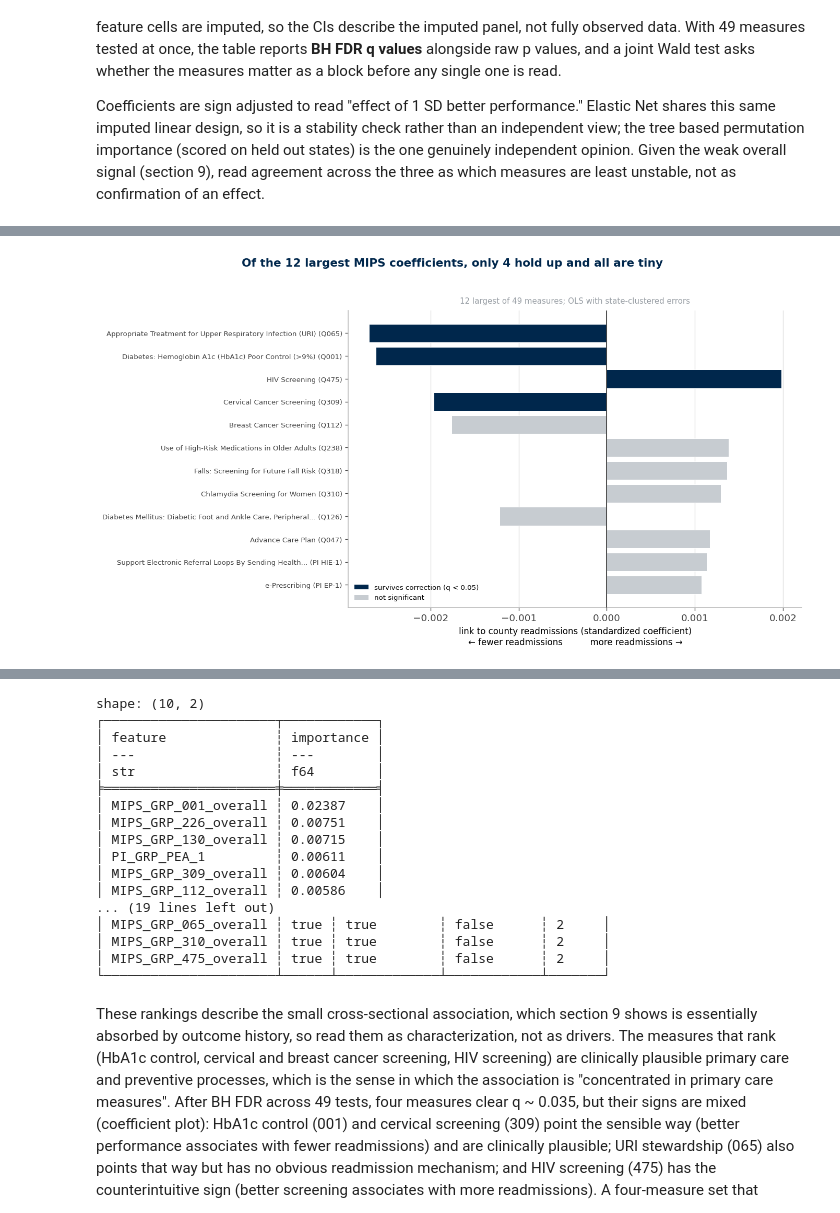
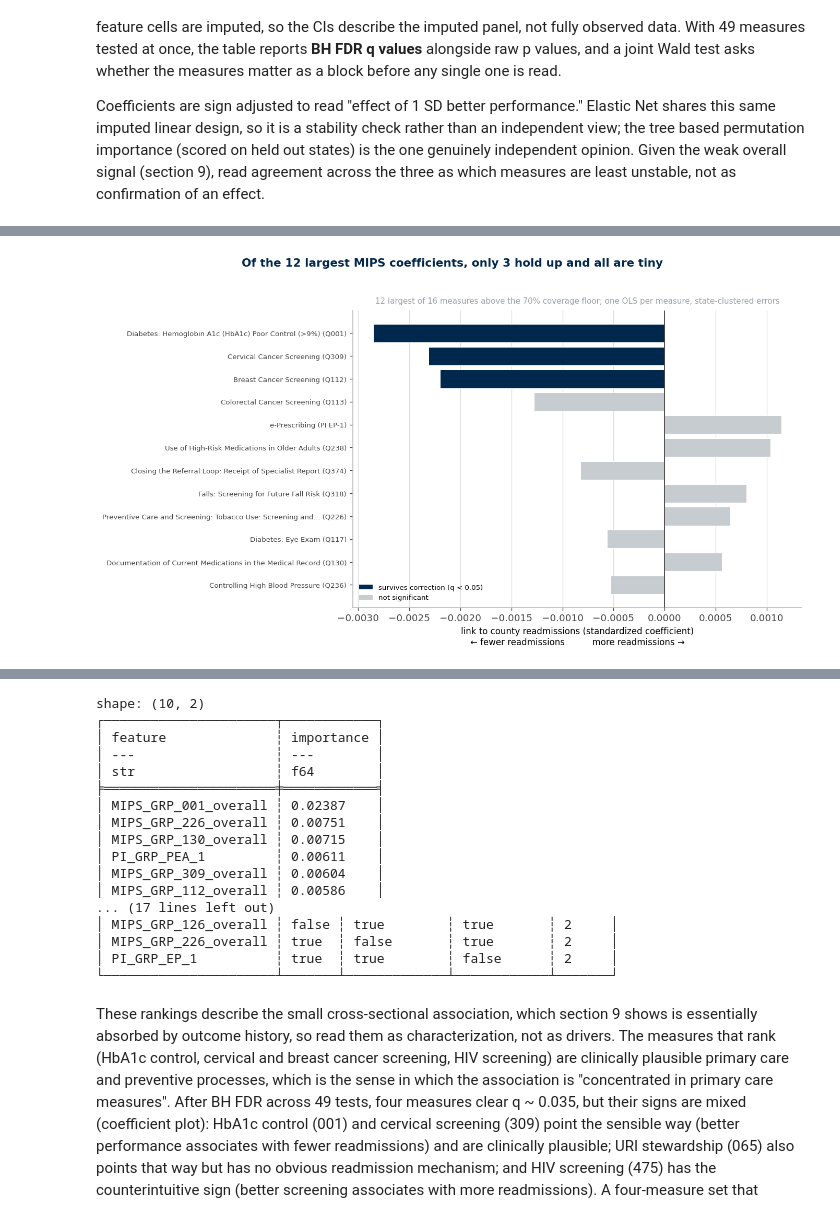
Before and after one commit to memckay/mads-capstone, a Jupyter notebook: notebooks/04_supervised_learning.ipynb, the cells around one changed output, grey strips where cells are left out. Saved outputs shown, nothing was run; the diff lists cells and outputs as text; code cells hidden in the pictures.

```diff
--- a/notebooks/04_supervised_learning.ipynb
+++ b/notebooks/04_supervised_learning.ipynb
@@ -895,31 +897,60 @@ ols_ctrl = sm.OLS(y, sm.add_constant(Z_ctrl)).fit(cov_type="cluster", cov_kwds={
 ols_full = sm.OLS(y, sm.add_constant(Z_full)).fit(cov_type="cluster", cov_kwds={"groups": cluster_groups})
 print(f"OLS in-sample R2 (not comparable to CV scores): controls={ols_ctrl.rsquared:.4f}  controls+MIPS={ols_full.rsquared:.4f}")
 
-# Joint block test: do the MIPS measures matter at all, before reading any single one
-param_names = list(ols_full.params.index)
-R = np.zeros((len(final_measures), len(param_names)))
-for r_i, m in enumerate(final_measures):
-    R[r_i, param_names.index(m)] = 1.0
-wald = ols_full.wald_test(R, use_f=True, scalar=True)
-print(f"joint Wald test, all {len(final_measures)} measures = 0: F={wald.statistic:.2f}, p={wald.pvalue:.2e}")
-
+# Per-measure inference is NOT read off ols_full. That model carries one parameter
+# per measure plus controls, which exceeds the number of state clusters, and a
+# cluster-robust covariance has rank at most G (the cluster count). Above that
+# threshold its standard errors are biased downward and a joint Wald test across
+# all measures is uninterpretable, so neither is reported.
+#
+# Each measure is instead tested in its own model: the same controls plus that one
+# measure, well under the 51-cluster ceiling. BH-FDR then corrects across the tests.
 from statsmodels.stats.multitest import multipletests
 
-ci = ols_full.conf_int()
-coef_tbl = (
-    pl.DataFrame({
-        "feature": list(ols_full.params.index),
-        "coef": list(ols_full.params.values),
-        "ci_low": list(ci[0].values),
-        "ci_high": list(ci[1].values),
-        "p": list(ols_full.pvalues.values),
+CTRL_FEATS = FEATURE_SETS["controls_only"]
+n_clusters = len(np.unique(cluster_groups))
+print(f"cluster-robust identification: per-measure model has {len(CTRL_FEATS) + 2} parameters "
+      f"vs {n_clusters} state clusters (the all-measures model had {len(ols_full.params)}, "
+      f"above the rank ceiling, so it is used only for the R2 reference above)")
+
+rows = []
+for m in final_measures:
+    Zm = standardized_design(X_all, CTRL_FEATS + [m], flip=flip_sign)
+    fit_m = sm.OLS(y, sm.add_constant(Zm)).fit(
+        cov_type="cluster", cov_kwds={"groups": cluster_groups})
+    ci_m = fit_m.conf_int()
+    rows.append({
+        "feature": m,
+        "coef": float(fit_m.params[m]),
+        "ci_low": float(ci_m[0][m]),
+        "ci_high": float(ci_m[1][m]),
+        "p": float(fit_m.pvalues[m]),
+        "pct_imputed": round(float(X_all[m].isna().mean()) * 100, 1),
     })
-    .filter(pl.col("feature").is_in(final_measures))
+
+# Coverage floor. A measure reported by few groups is mostly median-imputed, and
+# imputing then treating the fill as observed collapses that column's variance, which
+# shrinks its standard error and manufactures significance. Coverage depends only on
+# who reported, never on the outcome, so screening on it before testing is a data
+# quality rule rather than selection on results.
+COVERAGE_FLOOR = 70.0   # percent of counties carrying a genuine reported value
+
+full_tbl = (
+    pl.DataFrame(rows)
+    .with_columns(pct_observed=(100.0 - pl.col("pct_imputed")).round(1))
     .sort(pl.col("coef").abs(), descending=True)
 )
-# Multiplicity: 49 tests at once, so read q (BH-FDR), not raw p
+coef_tbl = full_tbl.filter(pl.col("pct_observed") >= COVERAGE_FLOOR)
+print(f"coverage floor {COVERAGE_FLOOR:.0f}%: {coef_tbl.height} of {full_tbl.height} measures eligible "
+      f"({full_tbl.height - coef_tbl.height} excluded as mostly imputed)")
+
+# Multiplicity: one test per eligible measure, so read q (BH-FDR), not raw p
 q = multipletests(coef_tbl["p"].to_numpy(), method="fdr_bh")[1]
 coef_tbl = coef_tbl.with_columns(q=pl.Series(q))
+print(f"{int((coef_tbl['q'] < 0.05).sum())} of {coef_tbl.height} eligible measures survive BH-FDR at q < 0.05")
+
+# Full table including the excluded measures, so the screen is auditable
+full_tbl.write_csv(DATA / "interim" / "coef_table_2023_all_measures.csv")
 with pl.Config(tbl_rows=12, float_precision=4):
     print(coef_tbl.head(12))
 
@@ -964,7 +995,7 @@ ax.axvline(0, color="#333333", linewidth=1, zorder=4)
 ax.set_yticks(ypos, ylabels, fontsize=8)
 ax.set_xlabel("link to county readmissions (standardized coefficient)\n"
               "← fewer readmissions          more readmissions →", fontsize=10)
-ax.set_title(f"{top.height} largest of {len(final_measures)} measures; OLS with state-clustered errors",
+ax.set_title(f"{top.height} largest of {coef_tbl.height} measures above the {COVERAGE_FLOOR:.0f}% coverage floor; one OLS per measure, state-clustered errors",
              fontsize=9, fontweight="normal", color=GRAY, pad=8)
 fig.suptitle(f"Of the {top.height} largest MIPS coefficients, only {int((coef_tbl['q'] < 0.05).sum())} hold up and all are tiny",
              fontsize=13, fontweight="bold", color=BLUE, y=0.98)
@@ -1012,2 +1043,2 @@ shape: (12, 6)
-[figure, old version]
+[figure, new version]
 Figure 2 companion table (survive FDR, q < 0.05):
@@ -1112,11 +1142,11 @@ shape: (10, 2)
 │ PI_GRP_PEA_1         ┆ 0.00611    │
 │ MIPS_GRP_309_overall ┆ 0.00604    │
 │ MIPS_GRP_112_overall ┆ 0.00586    │
-... (19 lines left out)
-│ MIPS_GRP_065_overall ┆ true ┆ true        ┆ false      ┆ 2     │
-│ MIPS_GRP_310_overall ┆ true ┆ true        ┆ false      ┆ 2     │
-│ MIPS_GRP_475_overall ┆ true ┆ true        ┆ false      ┆ 2     │
-└──────────────────────┴──────┴─────────────┴────────────┴───────┘
+... (17 lines left out)
+│ MIPS_GRP_126_overall ┆ false ┆ true        ┆ true       ┆ 2     │
+│ MIPS_GRP_226_overall ┆ true  ┆ false       ┆ true       ┆ 2     │
+│ PI_GRP_EP_1          ┆ true  ┆ true        ┆ false      ┆ 2     │
+└──────────────────────┴───────┴─────────────┴────────────┴───────┘
 # %% [markdown]
 These rankings describe the small cross-sectional association, which section 9 shows is
 essentially absorbed by outcome history, so read them as characterization, not as drivers. The measures that
```
Also changed, not shown: parts of 5 cells of this notebook, 6 other files.
